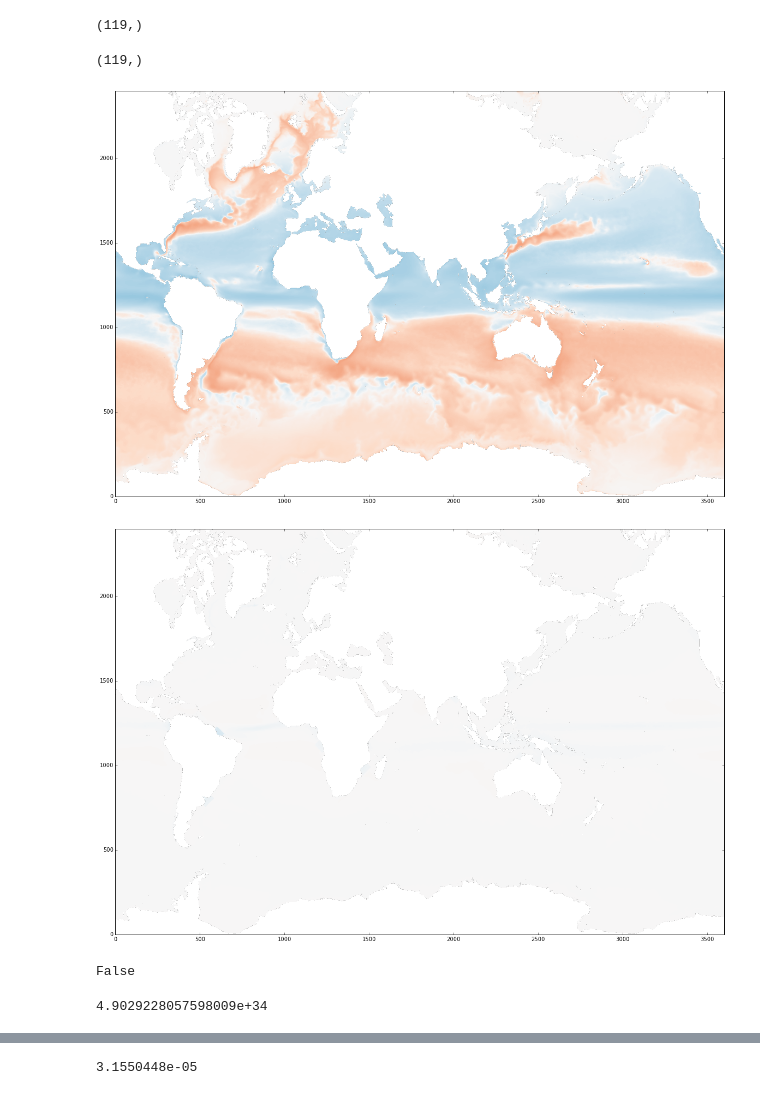
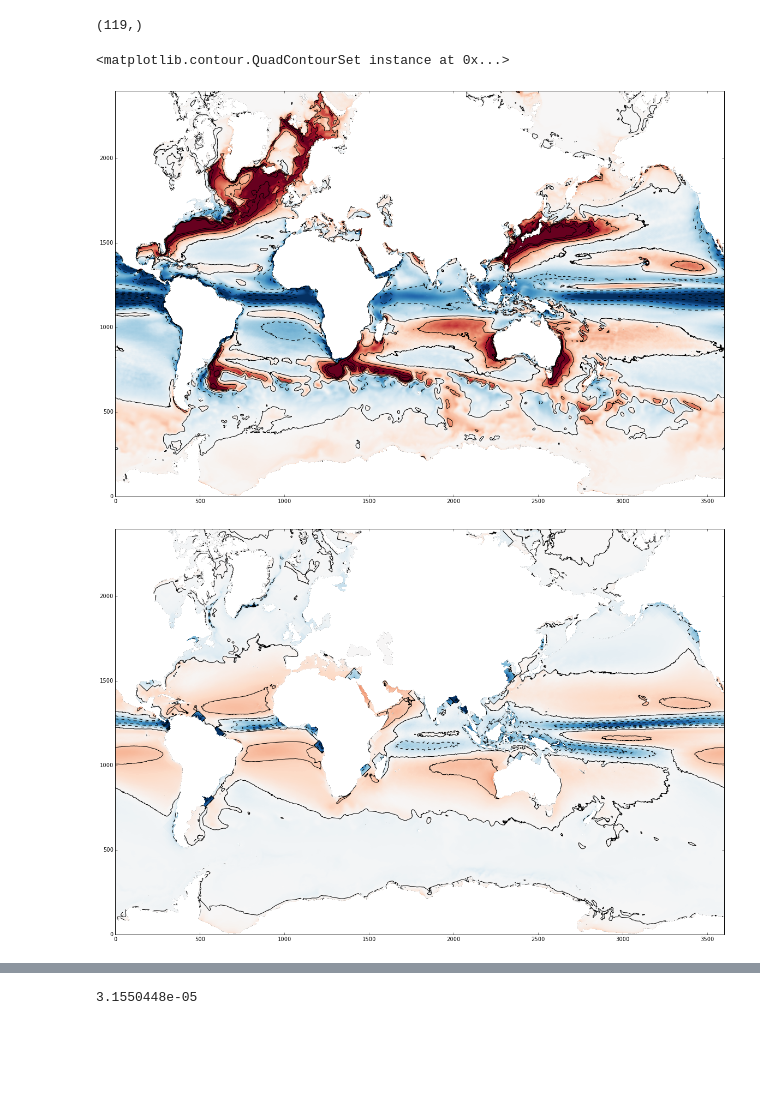
Before and after one commit to rabernat/pop_water_mass, a Jupyter notebook: notebooks/regions.ipynb, the cells around one changed output, grey strips where cells are left out. Cells and saved outputs as stored; diff of their text form; code cells hidden in the pictures; blank space fills up the shorter version.

Commit message:
trying to nail down heat and fw fluxes

```diff
--- a/notebooks/regions.ipynb
+++ b/notebooks/regions.ipynb
@@ -13,7 +13,7 @@ reload(transformation)
 seasons = ['DJF','MAM','JJA','SON']
 # %%
 ddir = '/Users/rpa/RND/Data/hybrid_v5_rel04_BC5_ne120_t12_pop62/'
-p = pop_model.POPFile(ddir + 'climatology.DJF.nc')
+p = pop_model.POPFile(ddir + 'climatology.ANNUAL.nc')
 # %%
 rho0 = p.rho[0]
 natl = transformation.WaterMassRegion(
@@ -24,7 +34,8 @@ natl.calculate_rholevs(rho0, rhomin=1022, rhomax=1028.5, nlevs=120, linear=True)
 np.save('../data/rholevs_natl', natl.rholevs)
 # %%
 A = dict()
-for season in seasons:
+#for season in seasons:
+for season in ['ANNUAL']:
     print season
     p = pop_model.POPFile(ddir + 'climatology.%s.nc' % season)
     p.initialize_gradient_operator()
@@ -114,26 +119,21 @@ r.shape
 A.mean(axis=0).sum(axis=0).shape
 # %% [output]
 (119,)
-# %%
-A.mean(axis=0)[0].shape
-# %% [output]
-(119,)
+# %%
+F_heat, F_salt = p.dens_flux[0]
 # %%
-plt.figure(figsize=(20,16))
-plt.imshow(F_temp, cmap='RdBu_r', norm=SymLogNorm(linthresh=1e-6))
-plt.clim(np.array([-1,1])*1e-2)
+bfac = -9.81/1027.
 
 plt.figure(figsize=(20,16))
-plt.imshow(np.ma.masked_greater(F_salt,1), cmap='RdBu_r', norm=SymLogNorm(linthresh=1e-6))
-plt.clim(np.array([-1,1])*1e-2)
+plt.imshow(F_heat, cmap='RdBu_r') #, norm=SymLogNorm(linthresh=1e-6))
+plt.clim(np.array([-1,1])*5e-6)
+plt.contour(F_heat, np.arange(-10,10,2)*1e-6, colors='k')
+
+plt.figure(figsize=(20,16))
+plt.imshow(np.ma.masked_greater(F_salt,1), cmap='RdBu_r') #, norm=SymLogNorm(linthresh=1e-6))
+plt.clim(np.array([-1,1])*2e-6)
+plt.contour(F_salt, np.arange(-4,4,0.5)*1e-6, colors='k')
 # %% [output]
+<matplotlib.contour.QuadContourSet instance at 0x...>
-[figure, old version]
+[figure, new version]
-[figure, old version]
+[figure, new version]
-# %%
-np.any(np.isnan(F_Tmix))
-# %% [output]
-False
-# %%
-a
-# %% [output]
-4.9029228057598009e+34
```
Also changed, not shown: parts of 10 cells of this notebook, 4 other files.
